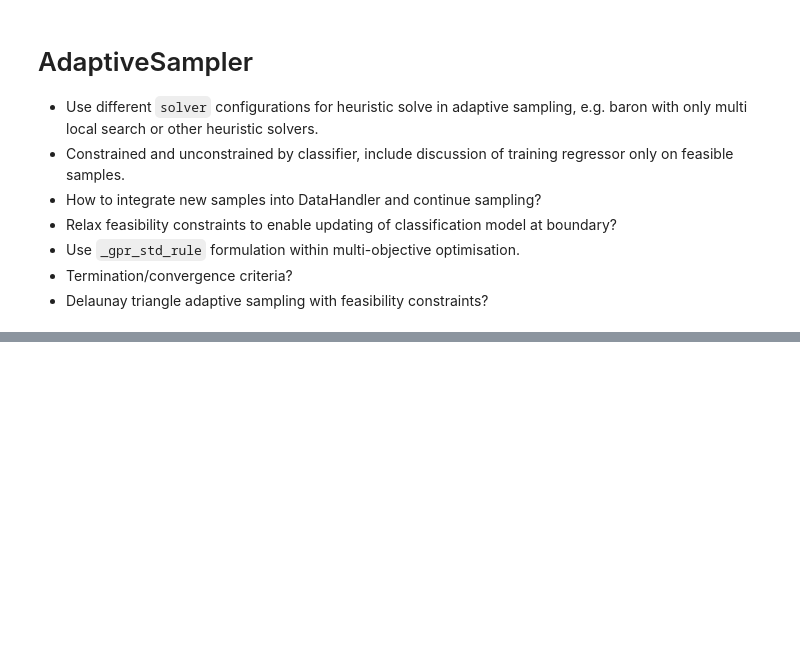
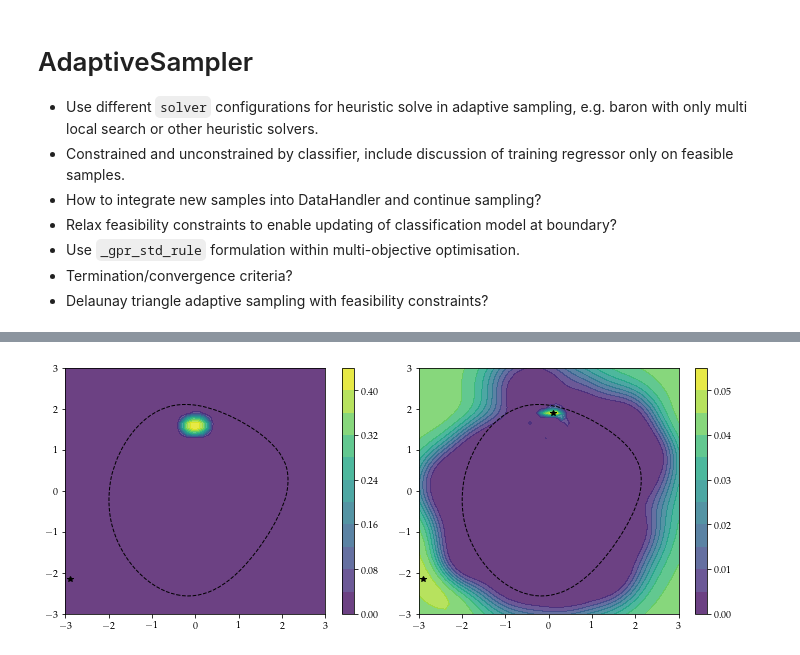
Before and after one commit to MGuo-Lab/oodx, a Jupyter notebook: notebooks/adaptive_sampling.ipynb, the cells around one changed output, grey strips where cells are left out. Saved outputs shown, nothing was run; the diff lists cells and outputs as text; code cells hidden in the pictures; blank space fills up the shorter version.

```diff
--- a/notebooks/adaptive_sampling.ipynb
+++ b/notebooks/adaptive_sampling.ipynb
@@ -359,0 +321,22 @@ plt.tight_layout()
+# %%
+ei_pred = ei._ei(x_scaled, dh.y_train_, sense='max', xi=0.0)
+ei_pred = ei_pred.reshape(x1grid.shape)
+
+mei_pred = mei._modified_ei(x_scaled, dh.y_train_, sense='max')
+mei_pred = mei_pred.reshape(x1grid.shape)
+
+fig, (ax1, ax2) = plt.subplots(1, 2, figsize=(10, 4))
+c1 = ax1.contourf(x1, x2, ei_pred, levels=12, alpha=0.8)
+ax1.contour(x1, x2, prob, levels=[0.5], linestyles='dashed', colors='k', linewidths=1)
+ax1.plot(new_ei[0], new_ei[1], 'k*')
+fig.colorbar(c1, ax=ax1)
+
+c2 = ax2.contourf(x1, x2, mei_pred, levels=12, alpha=0.8)
+ax2.contour(x1, x2, prob, levels=[0.5], linestyles='dashed', colors='k', linewidths=1)
+ax2.plot(new_mei[0], new_mei[1], 'k*')
+ax2.plot(new_con_mei[0], new_con_mei[1], 'k*')
+fig.colorbar(c2, ax=ax2)
+
+plt.tight_layout()
+# %% [output]
+[figure, added]
```
Also changed, not shown: parts of 13 cells of this notebook.
